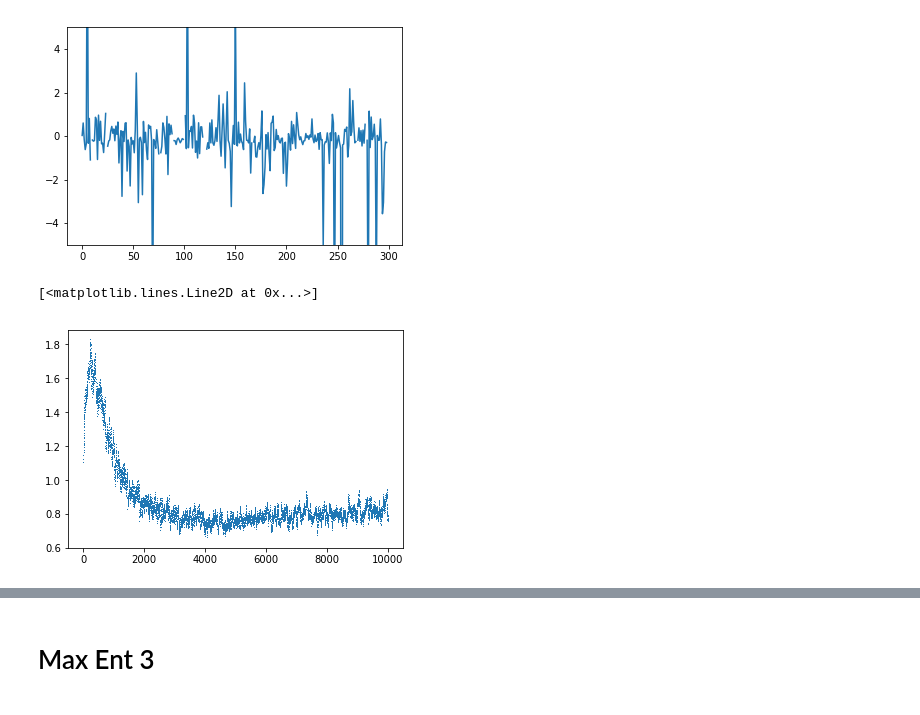
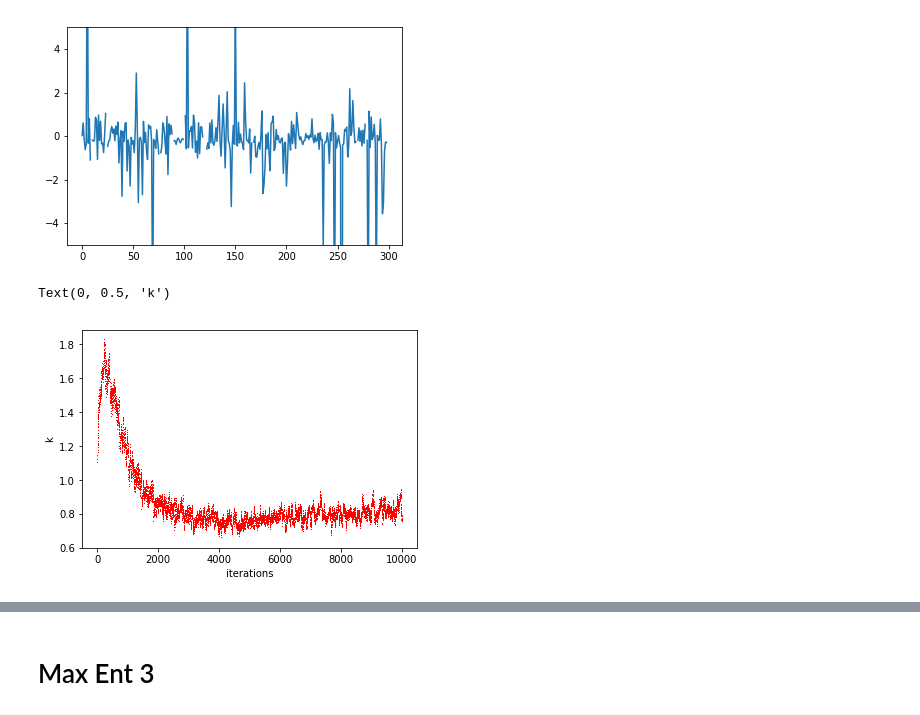
Before and after one commit to Agos95/ComplexSyst, a Jupyter notebook: 01/Exercise.ipynb, the cells around one changed output, grey strips where cells are left out. Drawn from its saved outputs; the diff is of its cells as text; code cells hidden in the pictures.

```diff
--- a/01/Exercise.ipynb
+++ b/01/Exercise.ipynb
@@ -200,3 +263,42 @@ def H2(Lambda, k, configuration):
     second_sum = (k/configuration.shape[0])*(np.sum(configuration))**2
 
     return(-first_sum - second_sum)
+# %%
+'''np.random.seed(20190324)
+
+def Metropolis(Lambda,k,n_steps=10000, beta=1, species=299, verbose=False):
+    config = np.random.choice([-1,1], species)
+    # list to save the configurations
+    Configuration = [config]
+    # list to save the energies
+    Energy = [H2(Lambda, k, config)]
+    for i in range(n_steps):
+        # save initial configuration
+        config_init = config.copy()
+        # Calculate the energy of the initial configuration
+        E_init = H2(Lambda, k, config_init)
+
+        # change one element at random in the configuration
+        config_final = config_init.copy()
+        config_final[np.random.randint(0, species)] *= -1
+
+        # Calculate the energy of the final configuration
+        E_final = H2(Lambda, k, config_final)
+
+        # if E_final < E_init always accept the new configuration
+        # if E_final > E_init accept the new configuration with probability = exp[-beta(E_final-E_init)]
+        threshold = np.exp(beta*(E_init-E_final)) #     threshold > 1 if E_final < E_init
+                                                  # 0 < threshold < 1 if E_final > E_init
+        # get random number in [0,1] and accept the configuration if it's lower than the threshold
+        if np.random.rand() < threshold:
+            config = config_final.copy()
+            Configuration.append(config)
+            Energy.append(E_final)
+            if verbose: print("Accepted with prob", np.minimum(threshold, 1))
+        else:
+            config = config_init.copy()
+            Configuration.append(config)
+            Energy.append(E_init)
+            if verbose: print("Rejected with prob", 1-threshold)
+
+    return Configuration, Energy'''
@@ -344,7 +451,9 @@ plt.ylim(-5,5)
 [figure]
 # %%
 k_MaxEnt2_Ising = k_list[-1]
-plt.plot(k_list, ",")
+plt.plot(k_list, ",",color="r")
+plt.xlabel("iterations")
+plt.ylabel("k")
 # %% [output]
-[<matplotlib.lines.Line2D at 0x...>]
+Text(0, 0.5, 'k')
-[figure, old version]
+[figure, new version]
```
Also changed, not shown: parts of 25 cells of this notebook.
